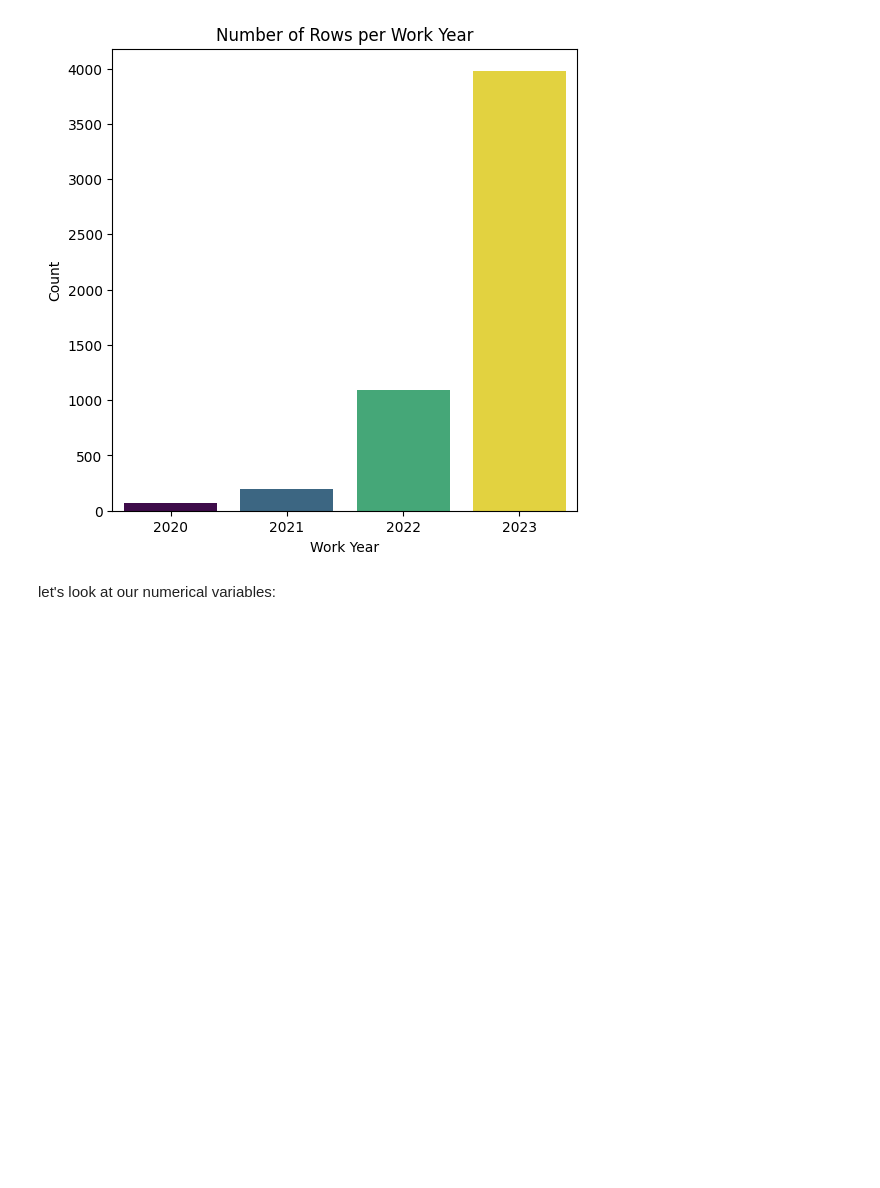
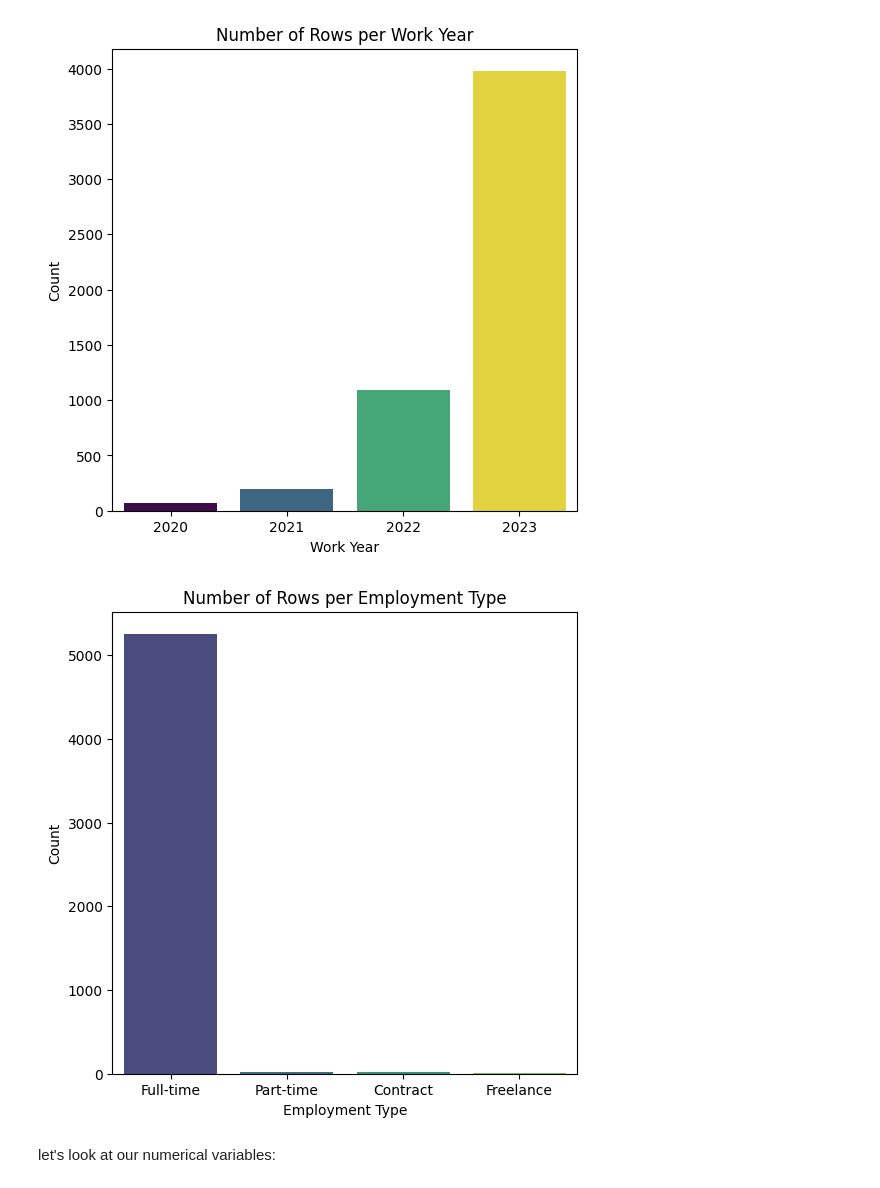
Before and after one commit to olgazju/project_salary_prediction, a Jupyter notebook: EDA.ipynb, the cells around one changed output. Saved outputs shown, nothing was run; the diff lists cells and outputs as text; code cells hidden in the pictures; blank space fills up the shorter version.

```diff
--- a/EDA.ipynb
+++ b/EDA.ipynb
@@ -125,6 +128,15 @@ plt.ylabel('Count')
 plt.show()
 # %% [output]
 [figure]
+# %%
+plt.figure(figsize=(6, 6))
+sns.countplot(data=df, x='employment_type', hue='employment_type', palette='viridis', legend=False)
+plt.title('Number of Rows per Employment Type')
+plt.xlabel('Employment Type')
+plt.ylabel('Count')
+plt.show()
+# %% [output]
+[figure, added]
 # %% [markdown]
 let's look at our numerical variables:
 # %%
```
Also changed, not shown: parts of 40 cells of this notebook, 1 other file.
